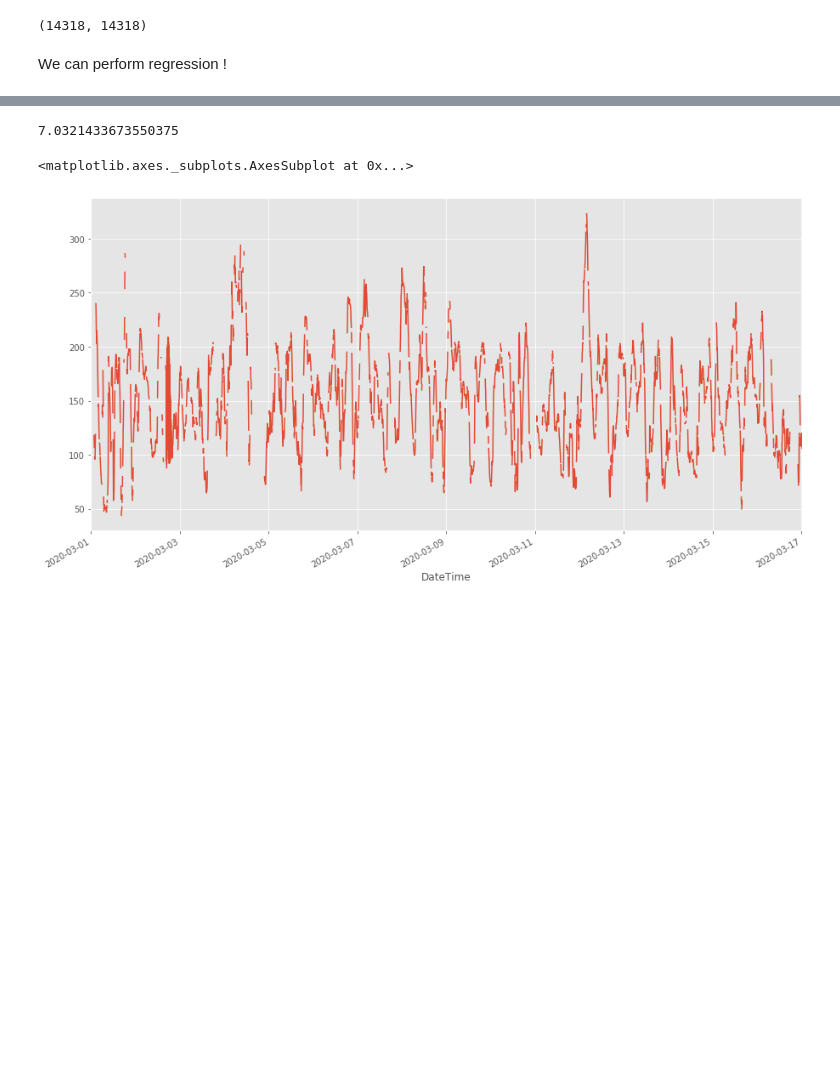
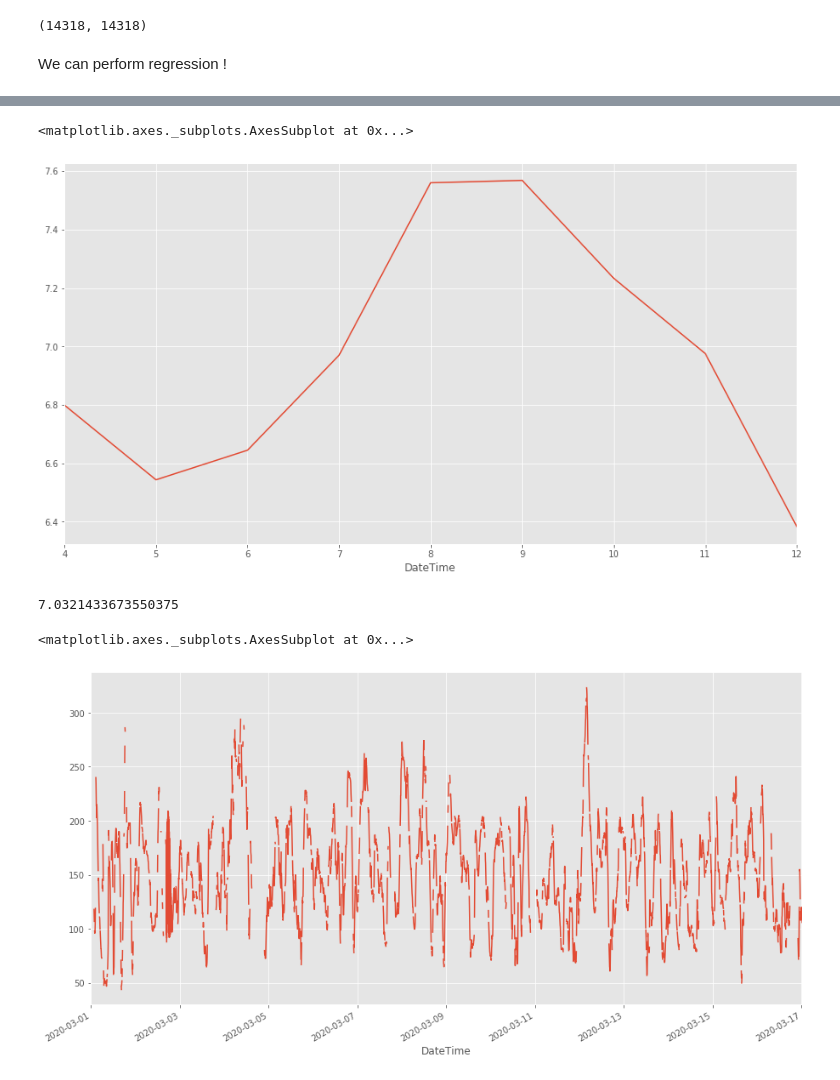
Before and after one commit to gmagannaDevelop/Diabetes-Analysis, a Jupyter notebook: Exploratory.ipynb, the cells around one changed output, grey strips where cells are left out. Drawn from its saved outputs; the diff is of its cells as text; code cells hidden in the pictures; blank space fills up the shorter version.

```diff
--- a/Exploratory.ipynb
+++ b/Exploratory.ipynb
@@ -194,3 +191,8 @@ hba1c(whole['Sensor Glucose (mg/dL)'].dropna().mean())
+# %%
+whole.groupby(whole.index.weekofyear)["Sensor Glucose (mg/dL)"].mean().apply(hba1c).plot()
+# %% [output]
+<matplotlib.axes._subplots.AxesSubplot at 0x...>
+[figure, added]
 # %%
 y = y.loc['2020-03-01':, :]
 # %%
```
Also changed, not shown: parts of 12 cells of this notebook, 1 other file.
